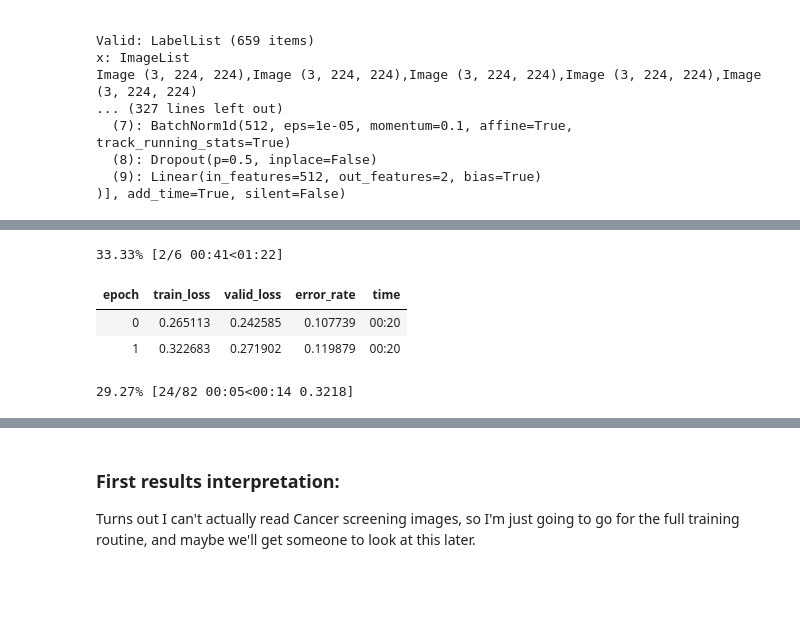
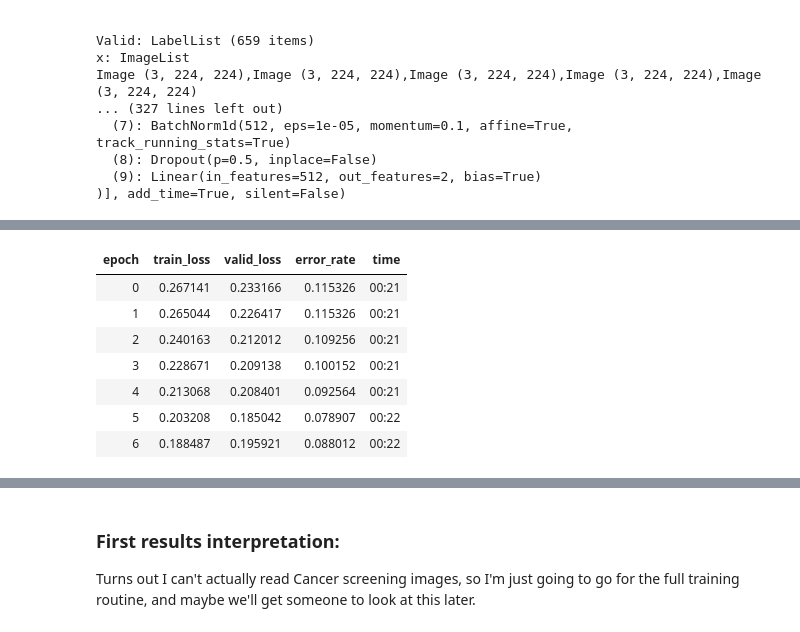
Before and after one commit to UndergraduateArtificialIntelligenceClub/skin_cancer, a Jupyter notebook: model_trainer_fastai_tuned.ipynb, the cells around one changed output, grey strips where cells are left out. Drawn from its saved outputs; the diff is of its cells as text; code cells hidden in the pictures; blank space fills up the shorter version.

```diff
--- a/model_trainer_fastai_tuned.ipynb
+++ b/model_trainer_fastai_tuned.ipynb
@@ -252,11 +252,14 @@ LR Finder is complete, type {learner_name}.recorder.plot() to see the graph.
 # %%
-lr = 1e-2/2
-learn50.fit_one_cycle(6, lr, wd=0.1)
+lr = 1e-2/8
+learn50.fit_one_cycle(7, lr, wd=0.2)
 # %% [output]
-33.33% [2/6 00:41<01:22]
 | epoch | train_loss | valid_loss | error_rate | time |
-| 0 | 0.265113 | 0.242585 | 0.107739 | 00:20 |
-| 1 | 0.322683 | 0.271902 | 0.119879 | 00:20 |
+| 0 | 0.267141 | 0.233166 | 0.115326 | 00:21 |
+| 1 | 0.265044 | 0.226417 | 0.115326 | 00:21 |
+| 2 | 0.240163 | 0.212012 | 0.109256 | 00:21 |
+| 3 | 0.228671 | 0.209138 | 0.100152 | 00:21 |
+| 4 | 0.213068 | 0.208401 | 0.092564 | 00:21 |
+| 5 | 0.203208 | 0.185042 | 0.078907 | 00:22 |
+| 6 | 0.188487 | 0.195921 | 0.088012 | 00:22 |
-29.27% [24/82 00:05<00:14 0.3218]
 # %%
 #learn50.save('stage-1-224-rn50-92')
```
Also changed, not shown: parts of 5 cells of this notebook, 1 other file.
